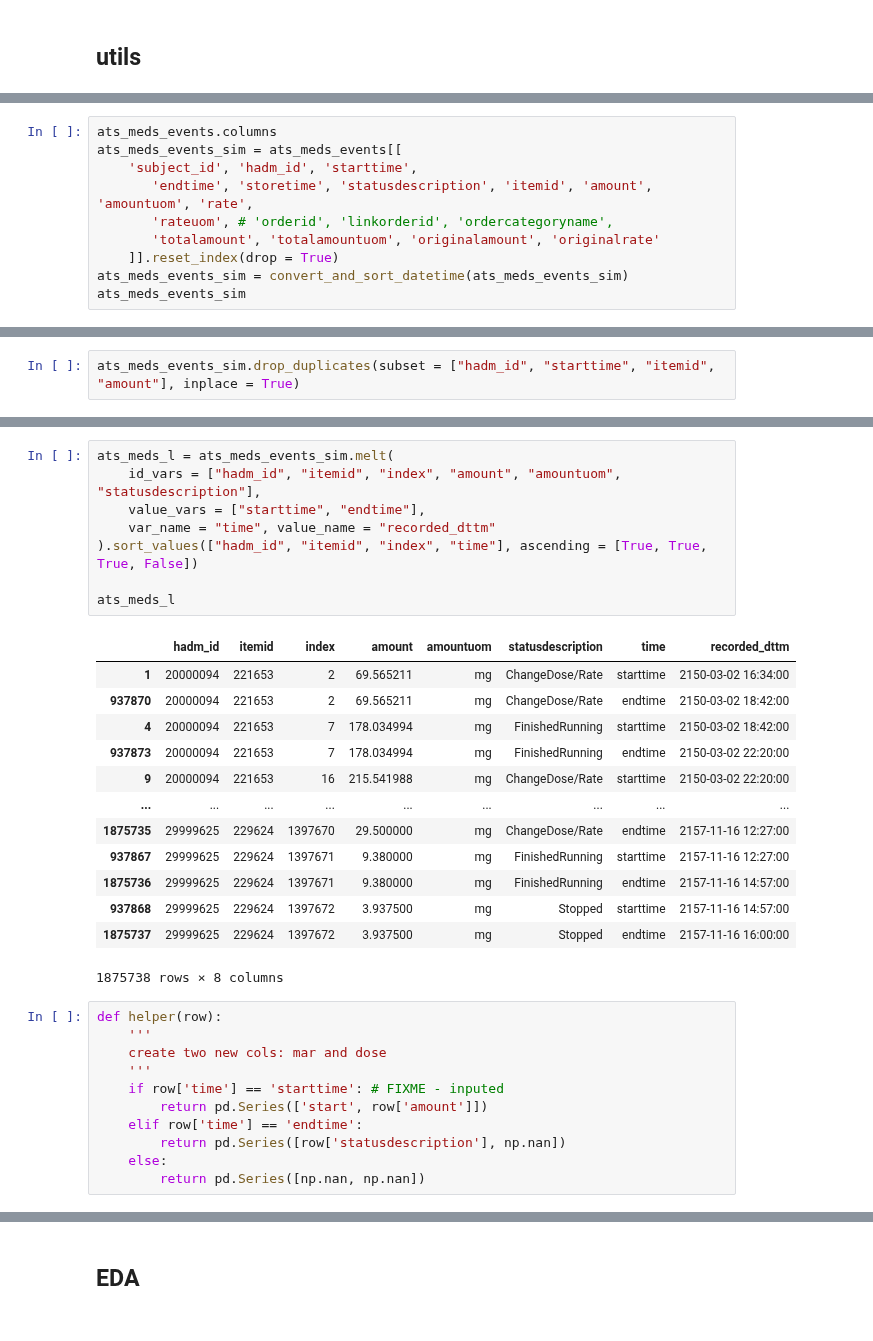
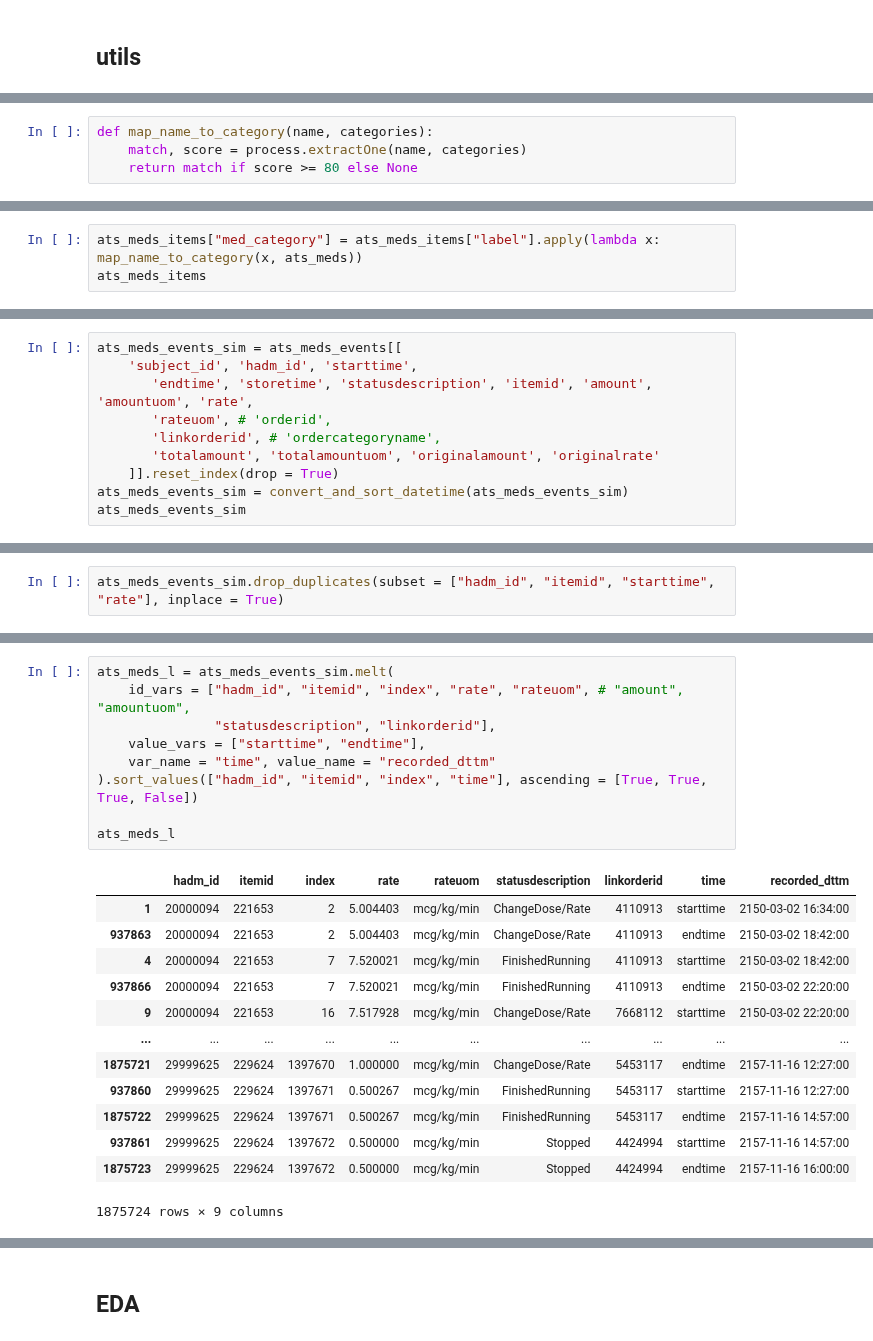
Before and after one commit to oldsandiaz/mimicclif, a Jupyter notebook: code/mimic-4.3.1-to-clif-2.0.ipynb, the cells around one changed output, grey strips where cells are left out. Saved outputs shown, nothing was run; the diff lists cells and outputs as text.

```diff
--- a/code/mimic-4.3.1-to-clif-2.0.ipynb
+++ b/code/mimic-4.3.1-to-clif-2.0.ipynb
@@ -2367,0 +2483,4 @@ emar = load_mimic_table("hosp", "emar")
+# %%
+def map_name_to_category(name, categories):
+    match, score = process.extractOne(name, categories)
+    return match if score >= 80 else None
@@ -2437,3 +2561,6 @@ ats_meds_items
 | 3741 | 229624 | Nicardipine 40mg/200 | Nicardipine 40mg/200 | inputevents | Medications | mg | Solution | 16065.0 | Solution |
 | 3464 | 229234 | Clevidipine (Cleviprex) | Clevidipine (Cleviprex) | inputevents | Medications | mg | Solution | 7456.0 | Solution |
 | 290 | 221555 | Cisatracurium | Cisatracurium | inputevents | Medications | mg | Solution | 21010.0 | Solution |
+# %%
+ats_meds_items["med_category"] = ats_meds_items["label"].apply(lambda x: map_name_to_category(x, ats_meds))
+ats_meds_items
@@ -2475,9 +2626,9 @@ ats_meds_events
 # %%
-ats_meds_events.columns
 ats_meds_events_sim = ats_meds_events[[
     'subject_id', 'hadm_id', 'starttime',
        'endtime', 'storetime', 'statusdescription', 'itemid', 'amount', 'amountuom', 'rate',
-       'rateuom', # 'orderid', 'linkorderid', 'ordercategoryname',
+       'rateuom', # 'orderid',
+       'linkorderid', # 'ordercategoryname',
        'totalamount', 'totalamountuom', 'originalamount', 'originalrate'
     ]].reset_index(drop = True)
 ats_meds_events_sim = convert_and_sort_datetime(ats_meds_events_sim)
@@ -2507,2 +2663,2 @@ Name: count, dtype: int64
 # %%
-ats_meds_events_sim.drop_duplicates(subset = ["hadm_id", "starttime", "itemid", "amount"], inplace = True)
+ats_meds_events_sim.drop_duplicates(subset = ["hadm_id", "itemid", "starttime", "rate"], inplace = True)
@@ -2509,33 +2677,23 @@ ats_meds_events_sim.drop_duplicates(subset = ["hadm_id", "starttime", "itemid",
 # %%
 ats_meds_l = ats_meds_events_sim.melt(
-    id_vars = ["hadm_id", "itemid", "index", "amount", "amountuom", "statusdescription"],
+    id_vars = ["hadm_id", "itemid", "index", "rate", "rateuom", # "amount", "amountuom",
+               "statusdescription", "linkorderid"],
     value_vars = ["starttime", "endtime"],
     var_name = "time", value_name = "recorded_dttm"
 ).sort_values(["hadm_id", "itemid", "index", "time"], ascending = [True, True, True, False])
 
 ats_meds_l
 # %% [output]
-|  | hadm_id | itemid | index | amount | amountuom | statusdescription | time | recorded_dttm |
-| 1 | 20000094 | 221653 | 2 | 69.565211 | mg | ChangeDose/Rate | starttime | 2150-03-02 16:34:00 |
-| 937870 | 20000094 | 221653 | 2 | 69.565211 | mg | ChangeDose/Rate | endtime | 2150-03-02 18:42:00 |
-| 4 | 20000094 | 221653 | 7 | 178.034994 | mg | FinishedRunning | starttime | 2150-03-02 18:42:00 |
-| 937873 | 20000094 | 221653 | 7 | 178.034994 | mg | FinishedRunning | endtime | 2150-03-02 22:20:00 |
-| 9 | 20000094 | 221653 | 16 | 215.541988 | mg | ChangeDose/Rate | starttime | 2150-03-02 22:20:00 |
-| ... | ... | ... | ... | ... | ... | ... | ... | ... |
-| 1875735 | 29999625 | 229624 | 1397670 | 29.500000 | mg | ChangeDose/Rate | endtime | 2157-11-16 12:27:00 |
-| 937867 | 29999625 | 229624 | 1397671 | 9.380000 | mg | FinishedRunning | starttime | 2157-11-16 12:27:00 |
-| 1875736 | 29999625 | 229624 | 1397671 | 9.380000 | mg | FinishedRunning | endtime | 2157-11-16 14:57:00 |
-| 937868 | 29999625 | 229624 | 1397672 | 3.937500 | mg | Stopped | starttime | 2157-11-16 14:57:00 |
-| 1875737 | 29999625 | 229624 | 1397672 | 3.937500 | mg | Stopped | endtime | 2157-11-16 16:00:00 |
+|  | hadm_id | itemid | index | rate | rateuom | statusdescription | linkorderid | time | recorded_dttm |
+| 1 | 20000094 | 221653 | 2 | 5.004403 | mcg/kg/min | ChangeDose/Rate | 4110913 | starttime | 2150-03-02 16:34:00 |
+| 937863 | 20000094 | 221653 | 2 | 5.004403 | mcg/kg/min | ChangeDose/Rate | 4110913 | endtime | 2150-03-02 18:42:00 |
+| 4 | 20000094 | 221653 | 7 | 7.520021 | mcg/kg/min | FinishedRunning | 4110913 | starttime | 2150-03-02 18:42:00 |
+| 937866 | 20000094 | 221653 | 7 | 7.520021 | mcg/kg/min | FinishedRunning | 4110913 | endtime | 2150-03-02 22:20:00 |
+| 9 | 20000094 | 221653 | 16 | 7.517928 | mcg/kg/min | ChangeDose/Rate | 7668112 | starttime | 2150-03-02 22:20:00 |
+| ... | ... | ... | ... | ... | ... | ... | ... | ... | ... |
+| 1875721 | 29999625 | 229624 | 1397670 | 1.000000 | mcg/kg/min | ChangeDose/Rate | 5453117 | endtime | 2157-11-16 12:27:00 |
+| 937860 | 29999625 | 229624 | 1397671 | 0.500267 | mcg/kg/min | FinishedRunning | 5453117 | starttime | 2157-11-16 12:27:00 |
+| 1875722 | 29999625 | 229624 | 1397671 | 0.500267 | mcg/kg/min | FinishedRunning | 5453117 | endtime | 2157-11-16 14:57:00 |
+| 937861 | 29999625 | 229624 | 1397672 | 0.500000 | mcg/kg/min | Stopped | 4424994 | starttime | 2157-11-16 14:57:00 |
+| 1875723 | 29999625 | 229624 | 1397672 | 0.500000 | mcg/kg/min | Stopped | 4424994 | endtime | 2157-11-16 16:00:00 |
-1875738 rows × 8 columns
+1875724 rows × 9 columns
-# %%
-def helper(row):
-    '''
-    create two new cols: mar and dose
-    '''
-    if row['time'] == 'starttime': # FIXME - inputed
-        return pd.Series(['start', row['amount']])
-    elif row['time'] == 'endtime':
-        return pd.Series([row['statusdescription'], np.nan])
-    else:
-        return pd.Series([np.nan, np.nan])
```
Also changed, not shown: parts of 83 cells of this notebook, 2 other files.
